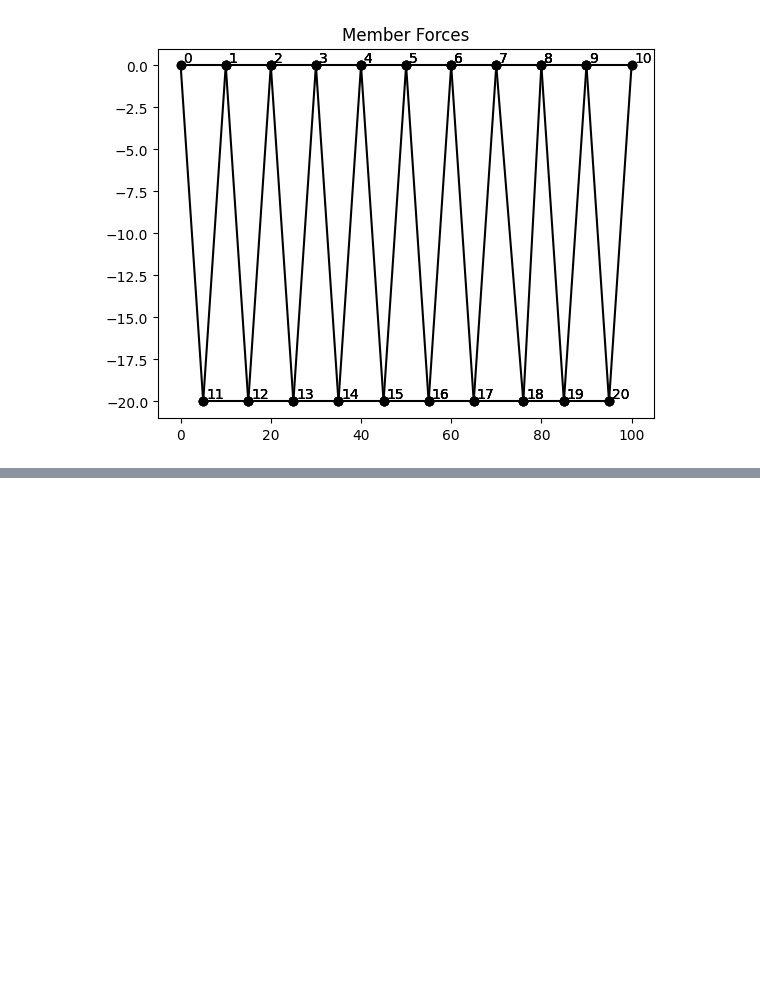
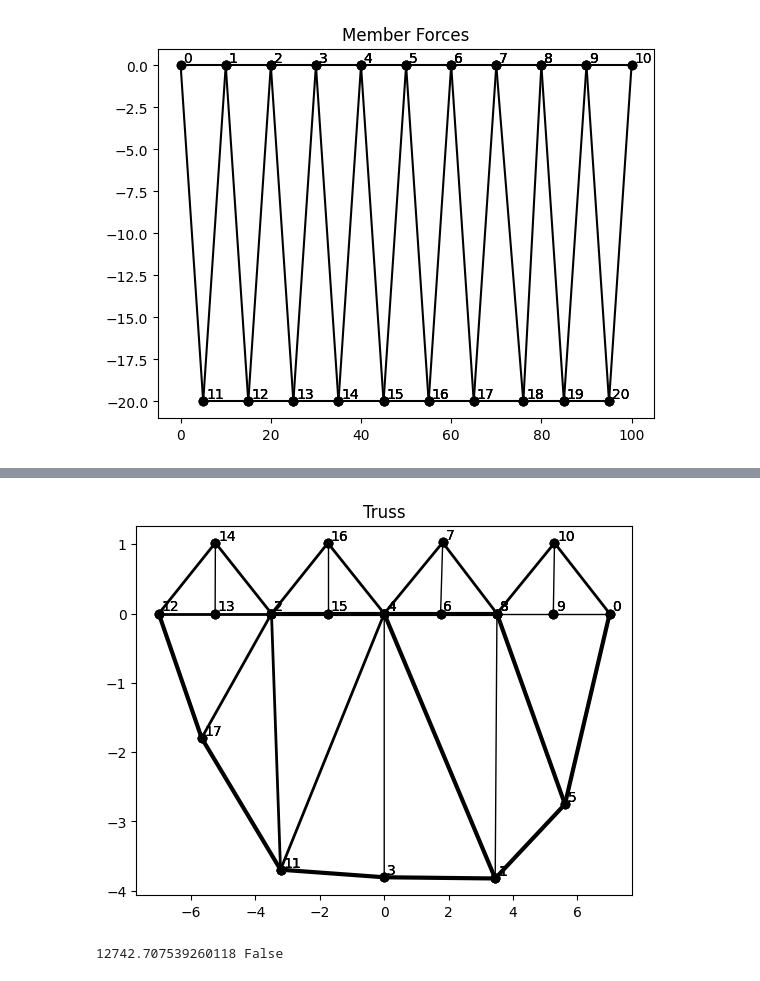
Before and after one commit to OLeather/truss-optimization, a Jupyter notebook: test.ipynb, the cells around one changed output, grey strips where cells are left out. Saved outputs shown, nothing was run; the diff lists cells and outputs as text; code cells hidden in the pictures; blank space fills up the shorter version.

```diff
--- a/test.ipynb
+++ b/test.ipynb
@@ -300,0 +276,78 @@ Final Cost: 14305.003409737277 False
+# %%
+from truss import *
+
+joints = [
+	Joint(JointType.ROLLER, 6.999999999999997, 0.0, grounded=True), # 0
+	Joint(JointType.GUSSET, 3.445959427112287, -3.823360863943903, grounded=False), # 1
+	Joint(JointType.GUSSET, -3.5, 0.0, grounded=False), # 2
+	Joint(JointType.GUSSET, -7.225549774371966e-05, -3.8058235067456962, grounded=False), # 3
+	Joint(JointType.GUSSET, 0.0, 0.0, grounded=False), # 4
+	Joint(JointType.GUSSET, 5.611347433496631, -2.751842065118236, grounded=False), # 5
+	Joint(JointType.GUSSET, 1.75, 0.0, grounded=False), # 6
+	Joint(JointType.GUSSET, 1.8151622441831856, 1.0266802435131597, grounded=False), # 7
+	Joint(JointType.GUSSET, 3.5, 0.0, grounded=False), # 8
+	Joint(JointType.GUSSET, 5.25, 0.0, grounded=False), # 9
+	Joint(JointType.GUSSET, 5.286578047941056, 1.0201096789634998, grounded=False), # 10
+	Joint(JointType.GUSSET, -3.2192423991471504, -3.6967196631081487, grounded=False), # 11
+	Joint(JointType.PIN, -7.0, 0.0, grounded=True), # 12
+	Joint(JointType.GUSSET, -5.25, 0.0, grounded=False), # 13
+	Joint(JointType.GUSSET, -5.242454054194338, 1.0221383581293515, grounded=False), # 14
+	Joint(JointType.GUSSET, -1.75, 0.0, grounded=False), # 15
+	Joint(JointType.GUSSET, -1.7500000730761478, 1.0184354046013722, grounded=False), # 16
+	Joint(JointType.GUSSET, -5.668956799523992, -1.7960413421595094, grounded=False), # 17
+]
+links = [
+	Link(1, 3),
+	Link(4, 1),
+	Link(1, 5),
+	Link(5, 0),
+	Link(4, 6),
+	Link(6, 7),
+	Link(7, 4),
+	Link(8, 6),
+	Link(8, 7),
+	Link(1, 8),
+	Link(8, 9),
+	Link(0, 9),
+	Link(8, 10),
+	Link(10, 0),
+	Link(9, 10),
+	Link(2, 15),
+	Link(4, 15),
+	Link(3, 11),
+	Link(11, 4),
+	Link(4, 16),
+	Link(16, 2),
+	Link(15, 16),
+	Link(2, 14),
+	Link(2, 13),
+	Link(13, 12),
+	Link(12, 14),
+	Link(11, 2),
+	Link(13, 14),
+	Link(17, 11),
+	Link(17, 12),
+	Link(17, 2),
+	Link(4, 3),
+	Link(8, 5),
+]
+forces = [
+	Force(0.0, -4.375, joints_applied=[0]),
+	Force(0.0, -8.75, joints_applied=[6]),
+	Force(0.0, -8.75, joints_applied=[8]),
+	Force(0.0, -8.75, joints_applied=[9]),
+	Force(0.0, -8.75, joints_applied=[4]),
+	Force(0.0, -8.75, joints_applied=[13]),
+	Force(0.0, -4.375, joints_applied=[12]),
+	Force(0.0, -8.75, joints_applied=[2]),
+	Force(0.0, -8.75, joints_applied=[15]),
+]
+
+truss = Truss(joints, links, forces)
+truss.apply_external_forces()
+cost, success = truss.solve()
+truss.plot("Truss")
+print(cost, success)
+# %% [output]
+[figure, added]
+12742.707539260118 False
```
Also changed, not shown: parts of 6 cells of this notebook, 2 other files.
